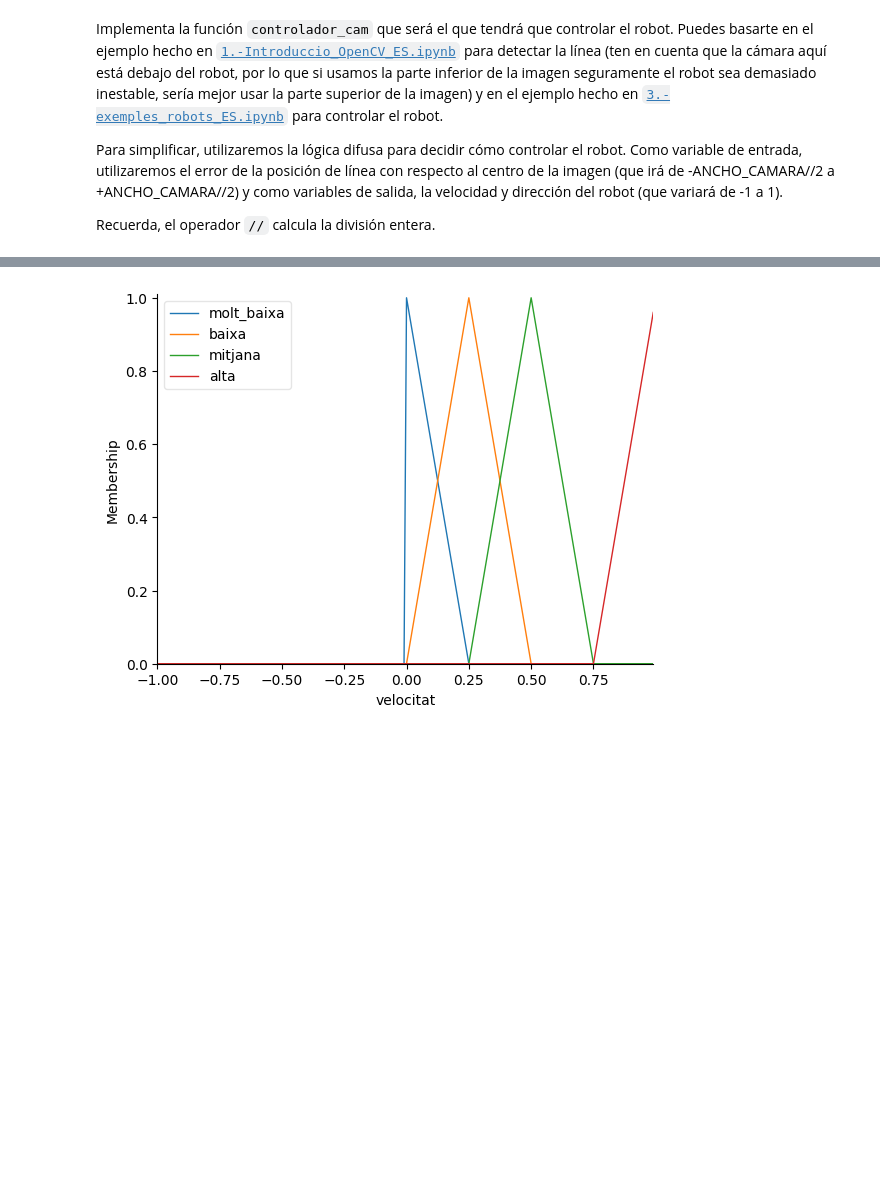
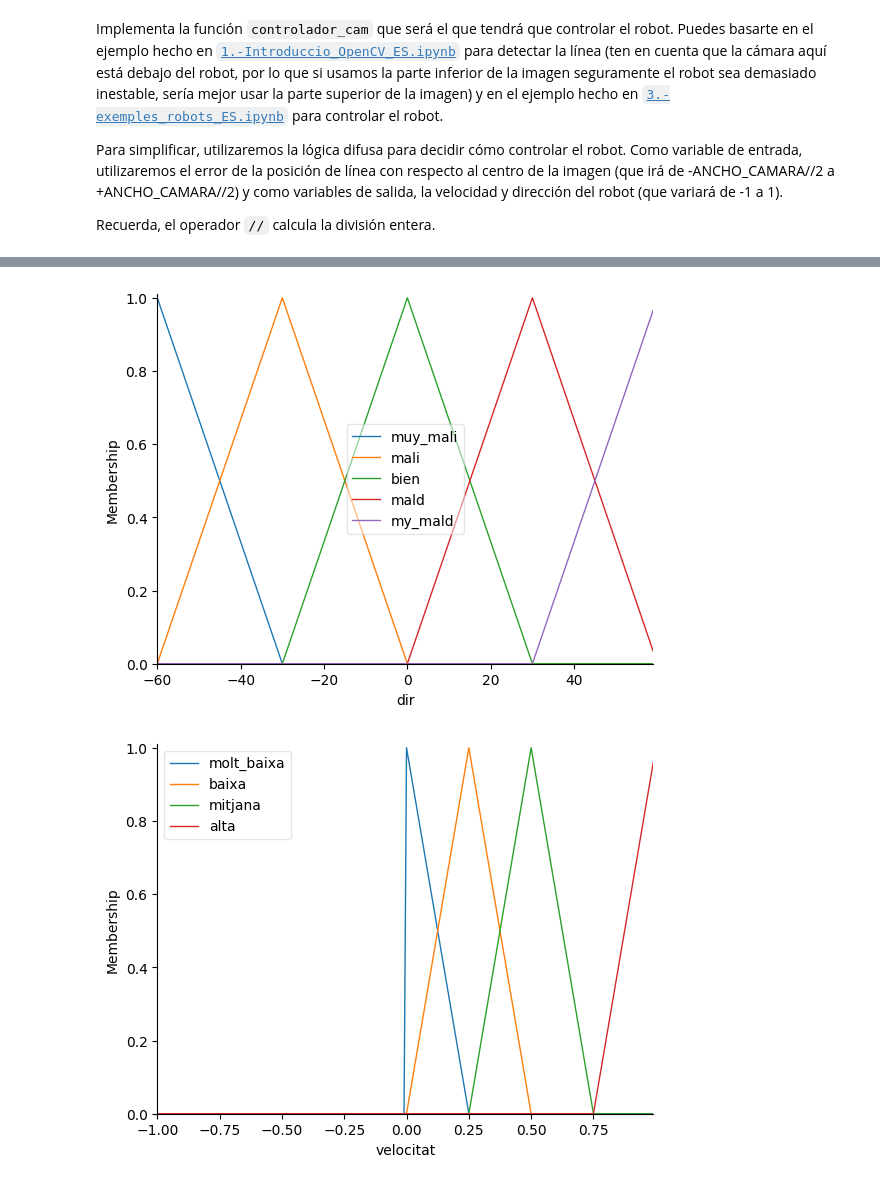
Before and after one commit to yuu067/MIA-IABD-2425, a Jupyter notebook: UD04/notebooks/EX3.-navegant_camera_fuzzy_ES.ipynb, the cells around one changed output, grey strips where cells are left out. Drawn from its saved outputs; the diff is of its cells as text; code cells hidden in the pictures; blank space fills up the shorter version.

```diff
--- a/UD04/notebooks/EX3.-navegant_camera_fuzzy_ES.ipynb
+++ b/UD04/notebooks/EX3.-navegant_camera_fuzzy_ES.ipynb
@@ -91,3 +81,21 @@ Recuerda, el operador `//` calcula la división entera.
+# %%
+import skfuzzy as fuzz
+from skfuzzy import control as ctrl
+import numpy as np
+
+rango_direccion = np.arange(-60, 60, 1)
+
+dir = ctrl.Antecedent(rango_direccion, 'dir')
+
+dir['muy_mali'] = fuzz.trimf(dir.universe,[-60,-60,-30])
+dir['mali'] = fuzz.trimf(dir.universe,[-60,-30,0])
+dir['bien'] = fuzz.trimf(dir.universe,[-30,0,30])
+dir['mald'] = fuzz.trimf(dir.universe,[0,30,60])
+dir['my_mald'] = fuzz.trimf(dir.universe,[30,60,60])
+
+dir.view()
+# %% [output]
+[figure, added]
 # %%
 # Definimos variables de salida
 
```
Also changed, not shown: parts of 4 cells of this notebook.
